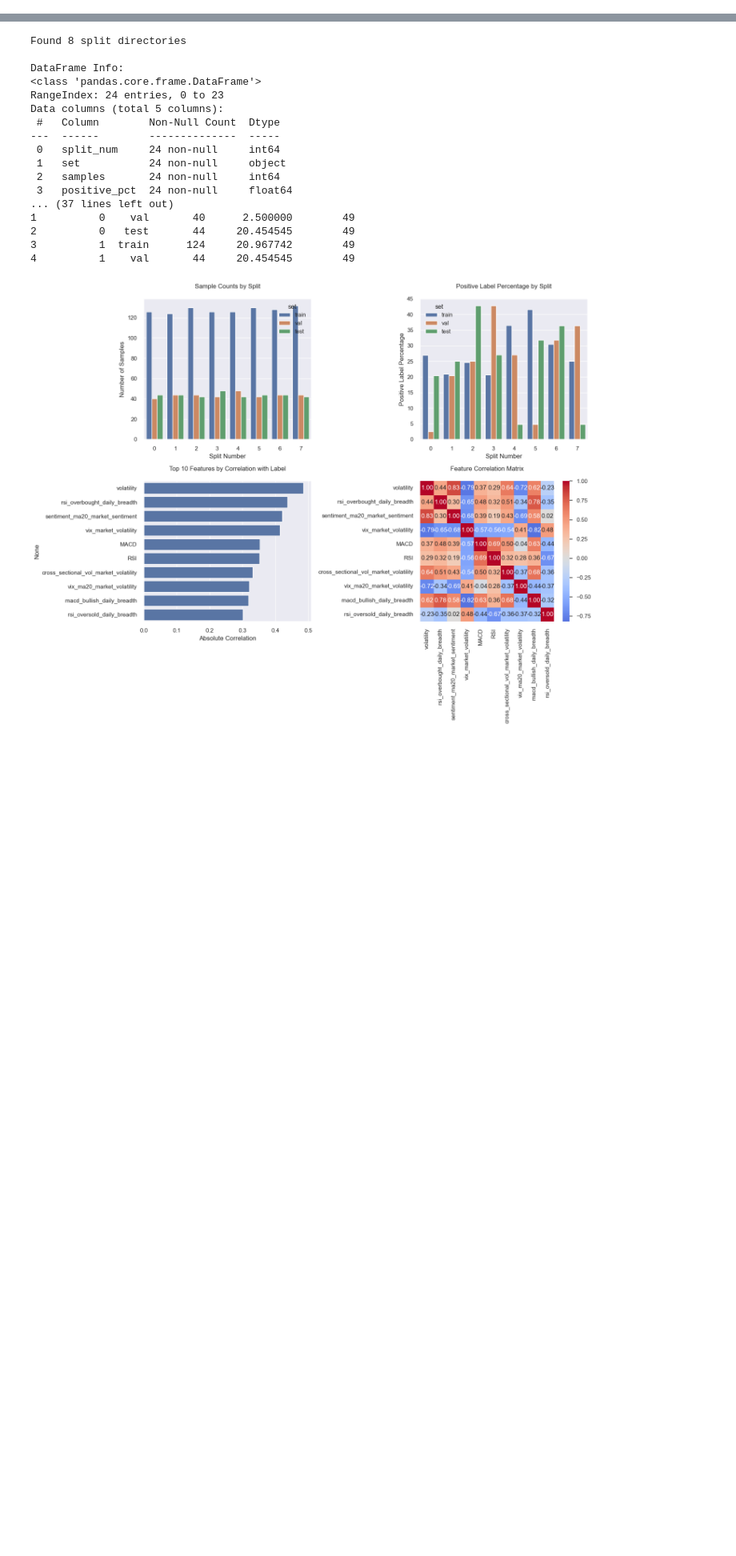
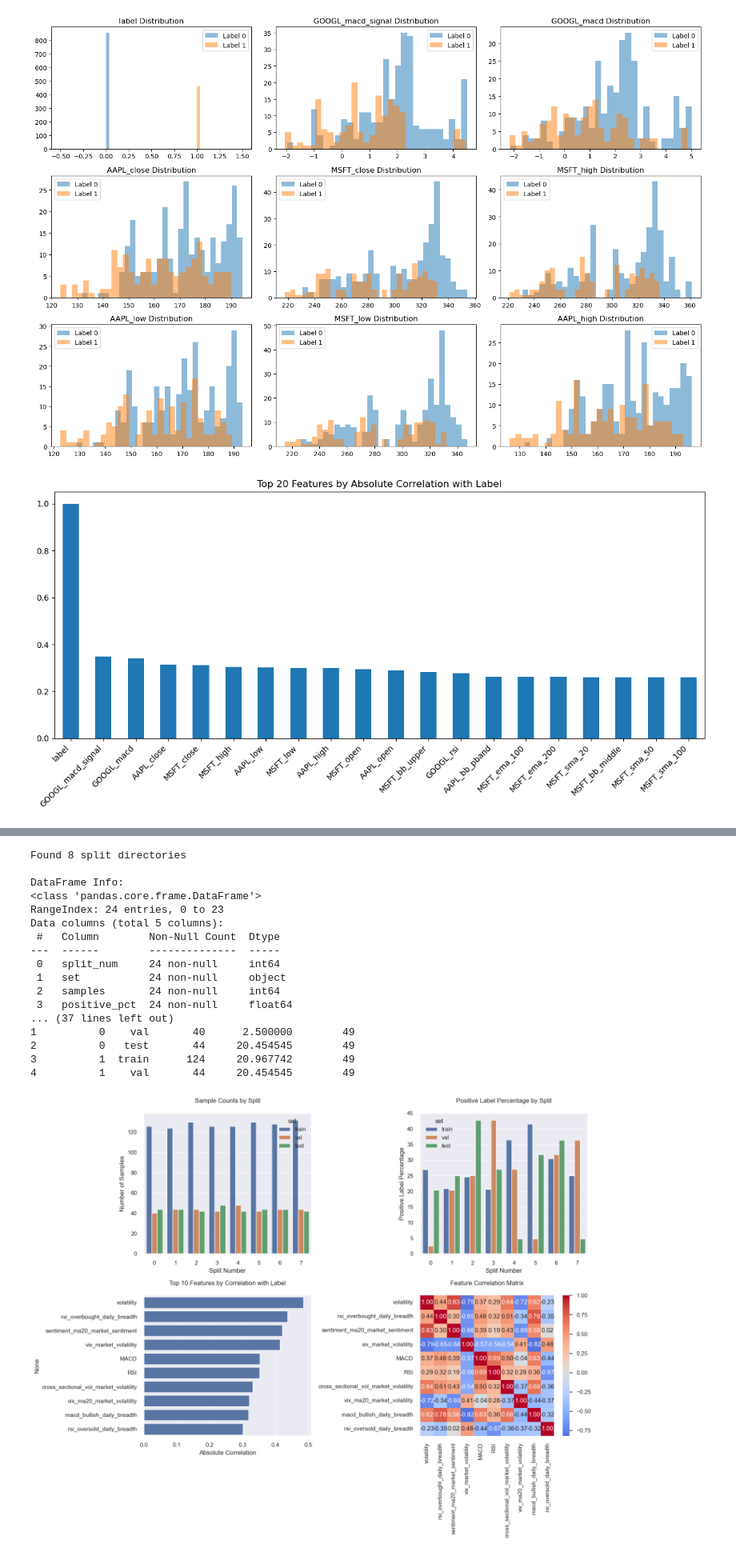
Before and after one commit to solvmanifold/LatentTrader, a Jupyter notebook: notebooks/ml_dataset_visualizer.ipynb, the cells around one changed output, grey strips where cells are left out. Shown at 80% size. Cells and saved outputs as stored; diff of their text form; code cells hidden in the pictures; blank space fills up the shorter version.

```diff
--- a/notebooks/ml_dataset_visualizer.ipynb
+++ b/notebooks/ml_dataset_visualizer.ipynb
@@ -0,0 +137,73 @@
+# %%
+import pandas as pd
+import numpy as np
+import matplotlib.pyplot as plt
+import seaborn as sns
+from pathlib import Path
+
+# Load the datasets
+data_dir = Path("../data/test_dataset")
+train_df = pd.read_parquet(data_dir / "train.parquet")
+val_df = pd.read_parquet(data_dir / "val.parquet")
+test_df = pd.read_parquet(data_dir / "test.parquet")
+
+# Reset indices
+train_df = train_df.reset_index(drop=True)
+val_df = val_df.reset_index(drop=True)
+test_df = test_df.reset_index(drop=True)
+
+# 1. Analyze missing values pattern
+missing_pattern = train_df.isnull().sum() / len(train_df) * 100
+print("Percentage of missing values by feature:")
+print(missing_pattern.sort_values(ascending=False).head(10))
+
+# 2. Analyze feature correlations with label
+numeric_cols = train_df.select_dtypes(include=[np.number]).columns
+label_correlations = train_df[numeric_cols].corrwith(train_df['label']).sort_values(ascending=False)
+print("\nTop 10 features most correlated with label:")
+print(label_correlations.head(10))
+print("\nBottom 10 features least correlated with label:")
+print(label_correlations.tail(10))
+
+# 3. Visualize feature distributions by label
+plt.figure(figsize=(15, 10))
+top_features = label_correlations.abs().nlargest(9).index
+for i, col in enumerate(top_features):
+    plt.subplot(3, 3, i+1)
+    for label in [0, 1]:
+        data = train_df[train_df['label'] == label][col].dropna()
+        plt.hist(data, bins=30, alpha=0.5, label=f'Label {label}')
+    plt.title(f'{col} Distribution')
+    plt.legend()
+plt.tight_layout()
+plt.show()
+
+# 4. Analyze feature importance by label
+plt.figure(figsize=(12, 6))
+label_correlations.abs().sort_values(ascending=False).head(20).plot(kind='bar')
+plt.title('Top 20 Features by Absolute Correlation with Label')
+plt.xticks(rotation=45, ha='right')
+plt.tight_layout()
+plt.show()
+
+# 5. Check for feature multicollinearity
+plt.figure(figsize=(12, 8))
+correlation_matrix = train_df[top_features].corr()
+sns.heatmap(correlation_matrix, cmap='coolwarm', center=0, annot=True, fmt='.2f')
+plt.title('Correlation Matrix of Top Features')
+plt.tight_layout()
+plt.show()
+
+# 6. Analyze label distribution over time (if date column exists)
+if 'date' in train_df.columns:
+    train_df['date'] = pd.to_datetime(train_df['date'])
+    plt.figure(figsize=(15, 5))
+    train_df.groupby('date')['label'].mean().plot()
+    plt.title('Label Distribution Over Time')
+    plt.ylabel('Positive Label Ratio')
+    plt.show()
+
+# 7. Print summary statistics for the most important features
+print("\nSummary statistics for top 5 features:")
+print(train_df[top_features[:5]].describe())
+# %% [output]
@@ -0,0 +227,2 @@
+[figure, added]
+[figure, added]
```
Also changed, not shown: parts of 4 cells of this notebook, 6 other files.
